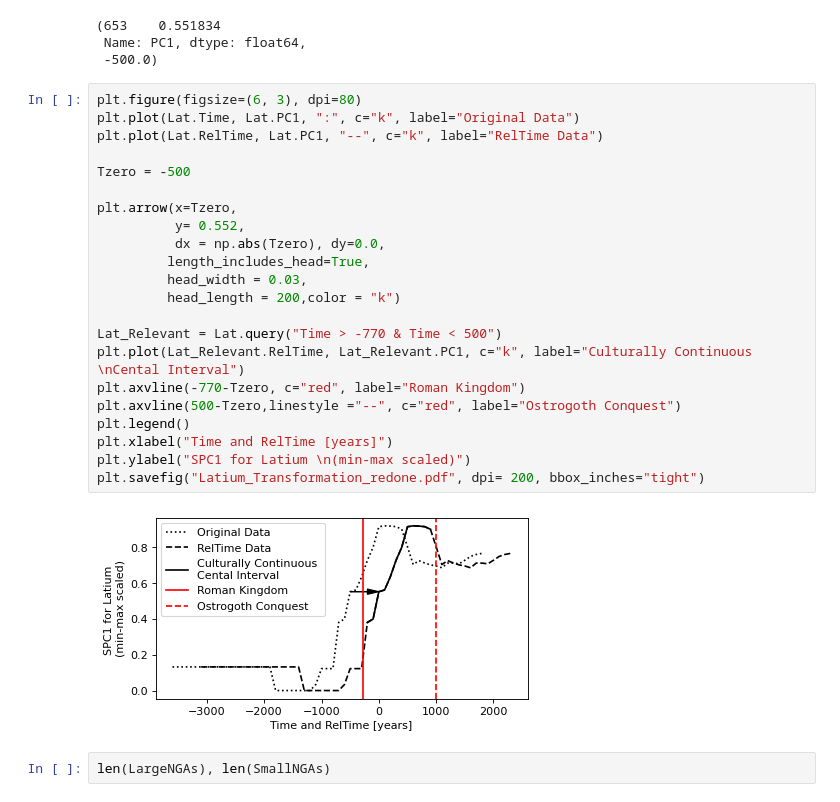
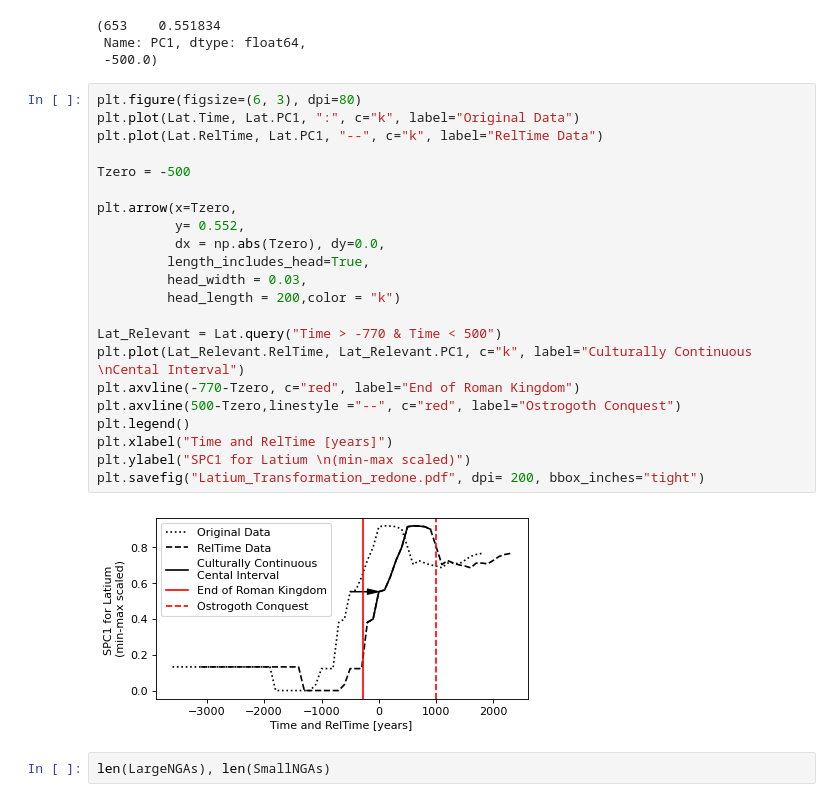
Before and after one commit to TobiasW1891/CSH_Project, a Jupyter notebook: New Data with both continuities.ipynb, the cells around one changed output. Saved outputs shown, nothing was run; the diff lists cells and outputs as text.

```diff
--- a/New Data with both continuities.ipynb
+++ b/New Data with both continuities.ipynb
@@ -2188,27 +2200,27 @@ Lat.query("RelTime == 0").PC1, float(Lat.query("RelTime == 0").Time)
 # %%
 plt.figure(figsize=(6, 3), dpi=80)
 plt.plot(Lat.Time, Lat.PC1, ":", c="k", label="Original Data")
 plt.plot(Lat.RelTime, Lat.PC1, "--", c="k", label="RelTime Data")
 
 Tzero = -500
 
 plt.arrow(x=Tzero,
           y= 0.552,
           dx = np.abs(Tzero), dy=0.0,
          length_includes_head=True,
          head_width = 0.03,
          head_length = 200,color = "k")
 
 Lat_Relevant = Lat.query("Time > -770 & Time < 500")
 plt.plot(Lat_Relevant.RelTime, Lat_Relevant.PC1, c="k", label="Culturally Continuous \nCental Interval")
-plt.axvline(-770-Tzero, c="red", label="Roman Kingdom")
+plt.axvline(-770-Tzero, c="red", label="End of Roman Kingdom")
 plt.axvline(500-Tzero,linestyle ="--", c="red", label="Ostrogoth Conquest")
 plt.legend()
 plt.xlabel("Time and RelTime [years]")
 plt.ylabel("SPC1 for Latium \n(min-max scaled)")
 plt.savefig("Latium_Transformation_redone.pdf", dpi= 200, bbox_inches="tight")
 # %% [output]
-[figure, old version]
+[figure, new version]
 # %%
 len(LargeNGAs), len(SmallNGAs)
 # %% [output]
```
Also changed, not shown: parts of 62 cells of this notebook.
